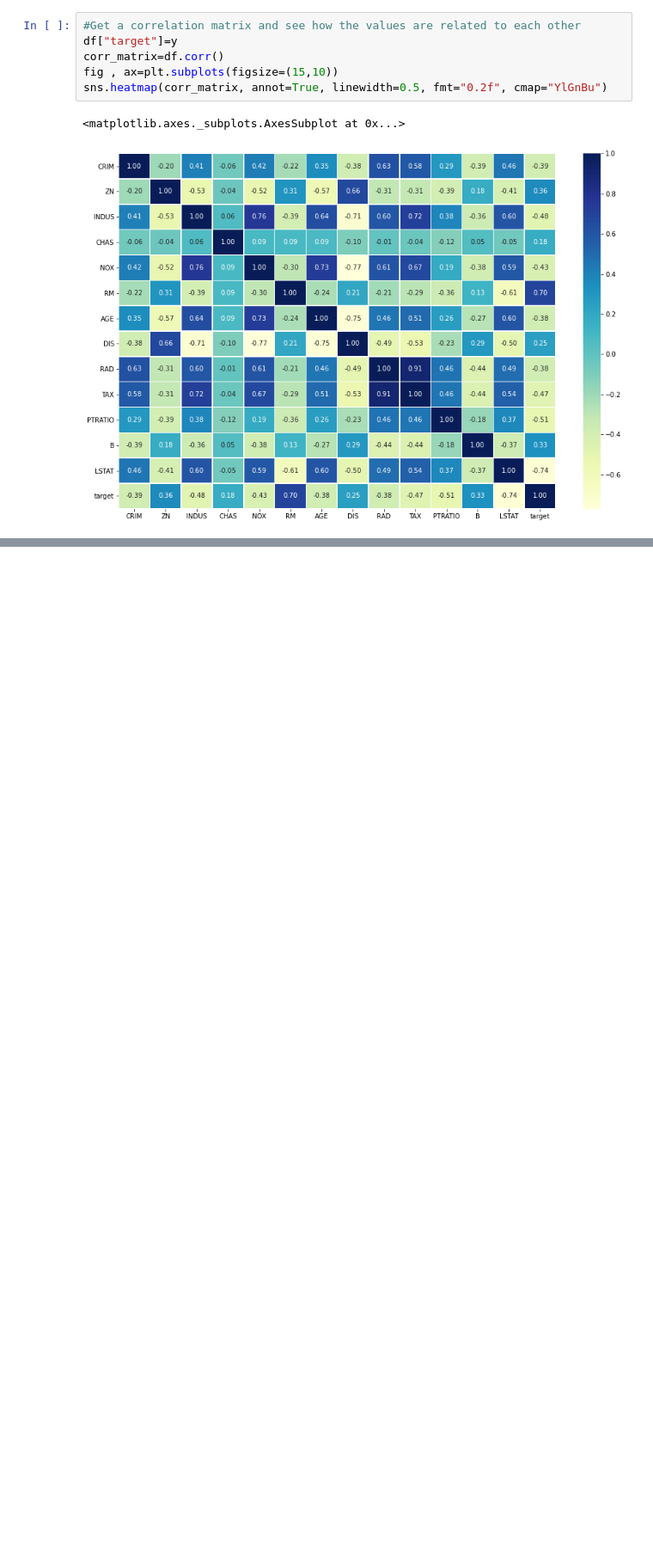
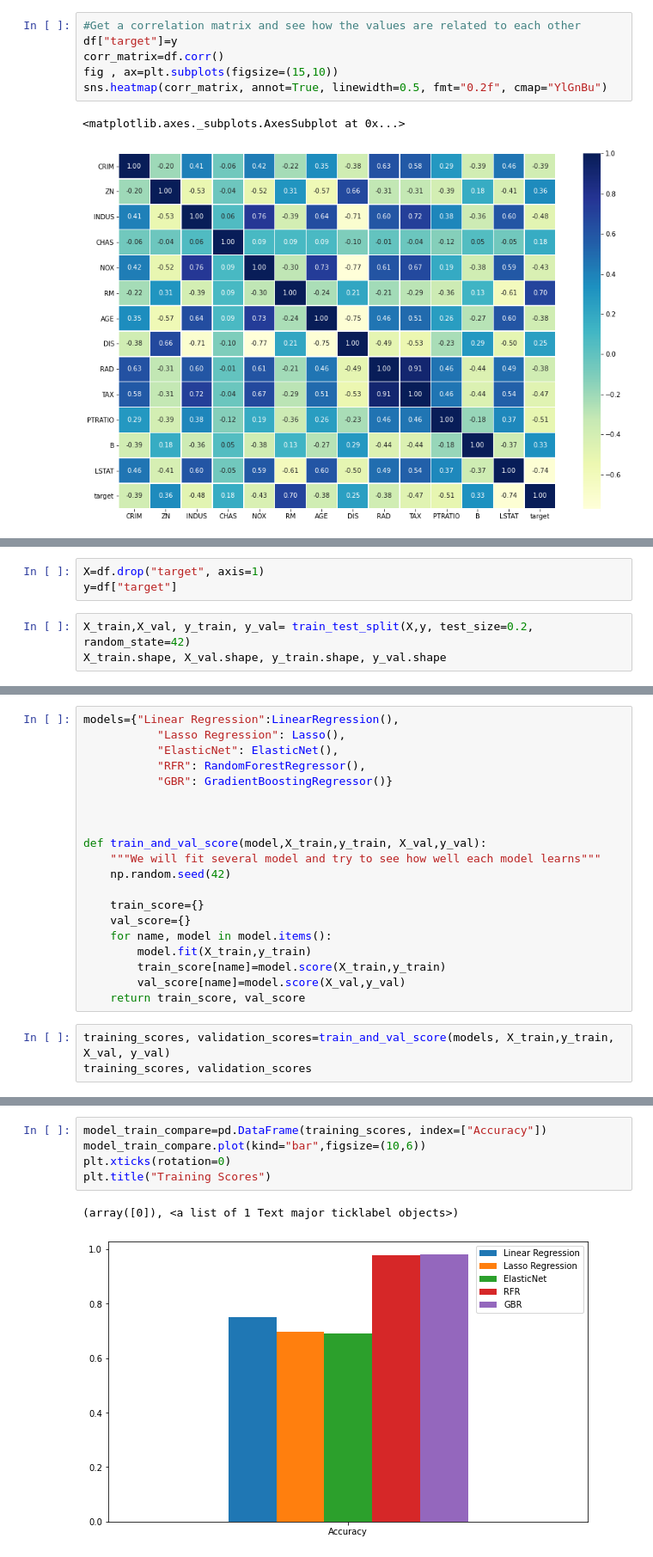
Before and after one commit to adithiya20/Machine_Learning, a Jupyter notebook: Boston Dataset Project.ipynb, the cells around one changed output, grey strips where cells are left out. Shown at 86% size. Drawn from its saved outputs; the diff is of its cells as text; blank space fills up the shorter version.

```diff
--- a/Boston Dataset Project.ipynb
+++ b/Boston Dataset Project.ipynb
@@ -234,0 +264,6 @@ for x in df.columns:
+# %%
+X=df.drop("target", axis=1)
+y=df["target"]
+# %%
+X_train,X_val, y_train, y_val= train_test_split(X,y, test_size=0.2, random_state=42)
+X_train.shape, X_val.shape, y_train.shape, y_val.shape
@@ -234,0 +272,23 @@ for x in df.columns:
+# %%
+models={"Linear Regression":LinearRegression(),
+           "Lasso Regression": Lasso(),
+           "ElasticNet": ElasticNet(),
+           "RFR": RandomForestRegressor(),
+           "GBR": GradientBoostingRegressor()}
+
+
+
+def train_and_val_score(model,X_train,y_train, X_val,y_val):
+    """We will fit several model and try to see how well each model learns"""
+    np.random.seed(42)
+
+    train_score={}
+    val_score={}
+    for name, model in model.items():
+        model.fit(X_train,y_train)
+        train_score[name]=model.score(X_train,y_train)
+        val_score[name]=model.score(X_val,y_val)
+    return train_score, val_score
+# %%
+training_scores, validation_scores=train_and_val_score(models, X_train,y_train, X_val, y_val)
+training_scores, validation_scores
@@ -234,0 +306,8 @@ for x in df.columns:
+# %%
+model_train_compare=pd.DataFrame(training_scores, index=["Accuracy"])
+model_train_compare.plot(kind="bar",figsize=(10,6))
+plt.xticks(rotation=0)
+plt.title("Training Scores")
+# %% [output]
+(array([0]), <a list of 1 Text major ticklabel objects>)
+[figure, added]
```
Also changed, not shown: parts of 24 cells of this notebook.
